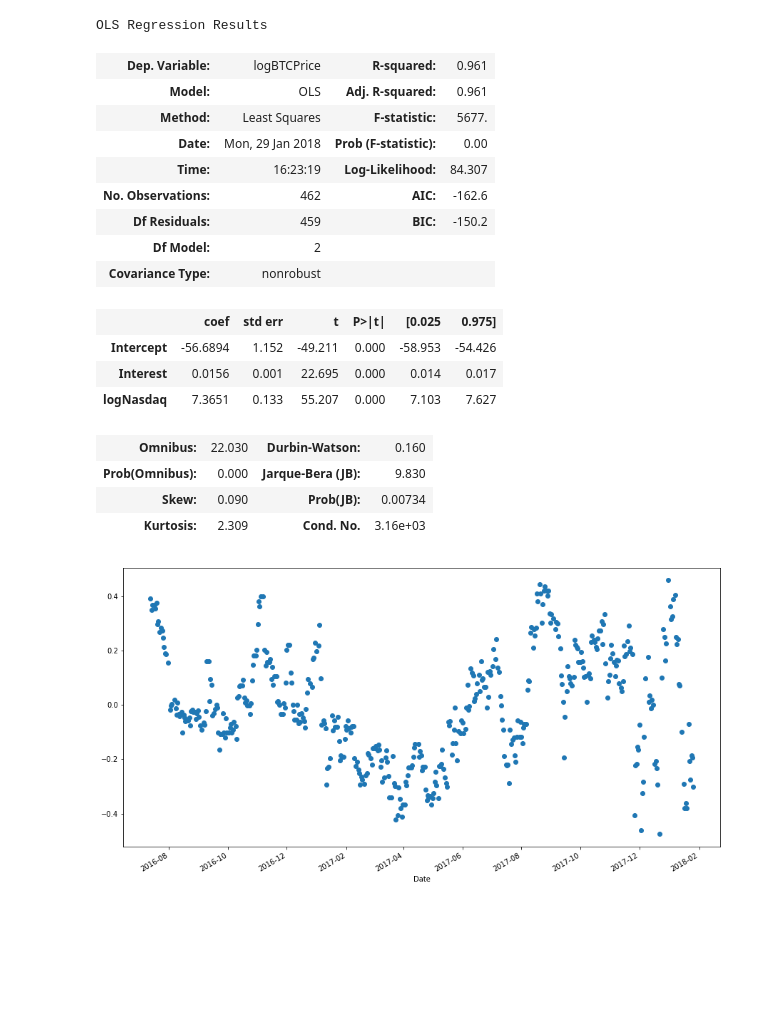
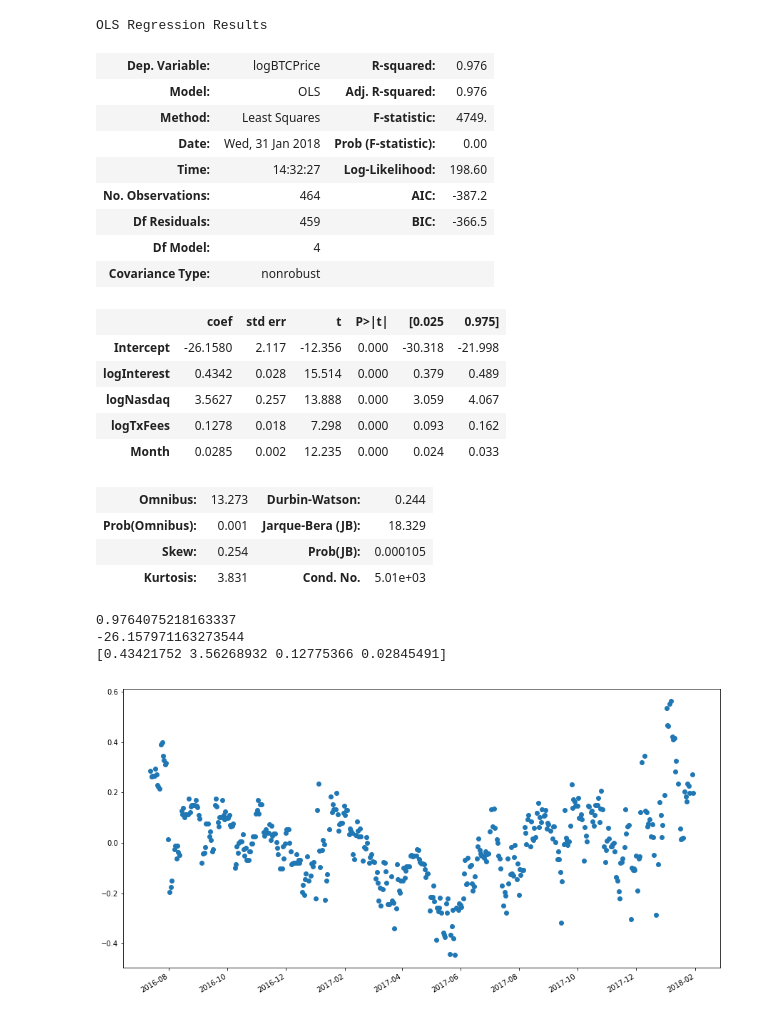
Before and after one commit to cipher813/McMahon_Metis, a Jupyter notebook: Project_2/2_Benson_BTCSentiment_LR.ipynb, the cells around one changed output. Saved outputs shown, nothing was run; the diff lists cells and outputs as text; code cells hidden in the pictures; blank space fills up the shorter version.

```diff
--- a/Project_2/2_Benson_BTCSentiment_LR.ipynb
+++ b/Project_2/2_Benson_BTCSentiment_LR.ipynb
@@ -53,8 +54,8 @@ def list_to_average(list):
 #     if num == None:
 #         num =
 # %%
-df = pd.read_pickle('benson_btcsentiment_df.pkl')
-df = df[['logBTCPrice','logETHPrice','BTCVol','TxFees','CostperTxn','NoTxns','AvgBlkSz','UniqueAddresses','HashRate','logCrypto Market Cap','logNasdaq','logGold','Interest']]
+df = pd.read_pickle('data/benson_btcsentiment_df.pkl')
+df = df[['logBTCPrice','logETHPrice','logBTCVol','logTxFees','logCostperTxn','logNoTxns','logAvgBlkSz','logUniqueAddresses','logHashRate','logCrypto Market Cap','logNasdaq','logGold','logInterest','DateNum','Quarter','Month','Weekday']]
 df_all = df
 df_hist = df
 df.head()
@@ -91,5 +95,6 @@ sns.pairplot(df_all)
 # %%
+# MAIN MODEL
 # Reducing to few key features
-df_all = df_all[['logBTCPrice','logNasdaq','Interest']]
+df_all = df_all[['logBTCPrice','logNasdaq','logInterest','logTxFees','Month']]
 df_all.corr().sort_values('logBTCPrice')
 # %% [output]
@@ -115,31 +122,52 @@ Ethereum Price
 # %%
 df = df_all
 # STATSMODELS
 # Create your feature matrix (X) and target vector (y)
-y, X = patsy.dmatrices('logBTCPrice ~ Interest + logNasdaq', data=df, return_type="dataframe")
+y, X = patsy.dmatrices('logBTCPrice ~ logInterest + logNasdaq + logTxFees + Month', data=df, return_type="dataframe")
 
 # Create your model
 model = sm.OLS(y,X)
 # Fit your model to your training set
 fit = model.fit()
 # Print summary statistics of the model's performance
 fit.summary()
 # %% [output]
 OLS Regression Results
-| Dep. Variable: | logBTCPrice | R-squared: | 0.961 |
-| Model: | OLS | Adj. R-squared: | 0.961 |
-| Method: | Least Squares | F-statistic: | 5677. |
-| Date: | Mon, 29 Jan 2018 | Prob (F-statistic): | 0.00 |
-| Time: | 16:23:19 | Log-Likelihood: | 84.307 |
-| No. Observations: | 462 | AIC: | -162.6 |
-| Df Residuals: | 459 | BIC: | -150.2 |
-| Df Model: | 2 |  |  |
+| Dep. Variable: | logBTCPrice | R-squared: | 0.976 |
+| Model: | OLS | Adj. R-squared: | 0.976 |
+| Method: | Least Squares | F-statistic: | 4749. |
+| Date: | Wed, 31 Jan 2018 | Prob (F-statistic): | 0.00 |
+| Time: | 14:32:27 | Log-Likelihood: | 198.60 |
+| No. Observations: | 464 | AIC: | -387.2 |
+| Df Residuals: | 459 | BIC: | -366.5 |
+| Df Model: | 4 |  |  |
 | Covariance Type: | nonrobust |  |  |
 |  | coef | std err | t | P>|t| | [0.025 | 0.975] |
-| Intercept | -56.6894 | 1.152 | -49.211 | 0.000 | -58.953 | -54.426 |
-| Interest | 0.0156 | 0.001 | 22.695 | 0.000 | 0.014 | 0.017 |
-| logNasdaq | 7.3651 | 0.133 | 55.207 | 0.000 | 7.103 | 7.627 |
+| Intercept | -26.1580 | 2.117 | -12.356 | 0.000 | -30.318 | -21.998 |
+| logInterest | 0.4342 | 0.028 | 15.514 | 0.000 | 0.379 | 0.489 |
+| logNasdaq | 3.5627 | 0.257 | 13.888 | 0.000 | 3.059 | 4.067 |
+| logTxFees | 0.1278 | 0.018 | 7.298 | 0.000 | 0.093 | 0.162 |
+| Month | 0.0285 | 0.002 | 12.235 | 0.000 | 0.024 | 0.033 |
-| Omnibus: | 22.030 | Durbin-Watson: | 0.160 |
-| Prob(Omnibus): | 0.000 | Jarque-Bera (JB): | 9.830 |
-| Skew: | 0.090 | Prob(JB): | 0.00734 |
-| Kurtosis: | 2.309 | Cond. No. | 3.16e+03 |
+| Omnibus: | 13.273 | Durbin-Watson: | 0.244 |
+| Prob(Omnibus): | 0.001 | Jarque-Bera (JB): | 18.329 |
+| Skew: | 0.254 | Prob(JB): | 0.000105 |
+| Kurtosis: | 3.831 | Cond. No. | 5.01e+03 |
+# %%
+# Create an empty model
+lr = LinearRegression()
+
+# Choose the predictor variables, here all but the first which is the response variable
+# This model is analogous to the Y ~ X1 + X3 + X6 model
+X = df[['logInterest','logNasdaq','logTxFees','Month']]
+# Choose the response variable(s)
+y = df['logBTCPrice']
+# Fit the model to the full dataset
+lr.fit(X,y)
+# Print out the R^2 for the model against the full dataset
+print(lr.score(X,y))
+print(lr.intercept_)
+print(lr.coef_)
+# %% [output]
+0.9764075218163337
+-26.157971163273544
+[0.43421752 3.56268932 0.12775366 0.02845491]
@@ -148,4 +209,4 @@ OLS Regression Results
 # NOTE THAT THIS IS A BAD FIT AS RESIDUALS ARE NOT RANDOM; NONLINEAR REGRESSION MAY BE REQUIRED
 fit.resid.plot(style='o', figsize=(15,8));
 # %% [output]
-[figure, old version]
+[figure, new version]
```
Also changed, not shown: parts of 22 cells of this notebook, 15 other files.
